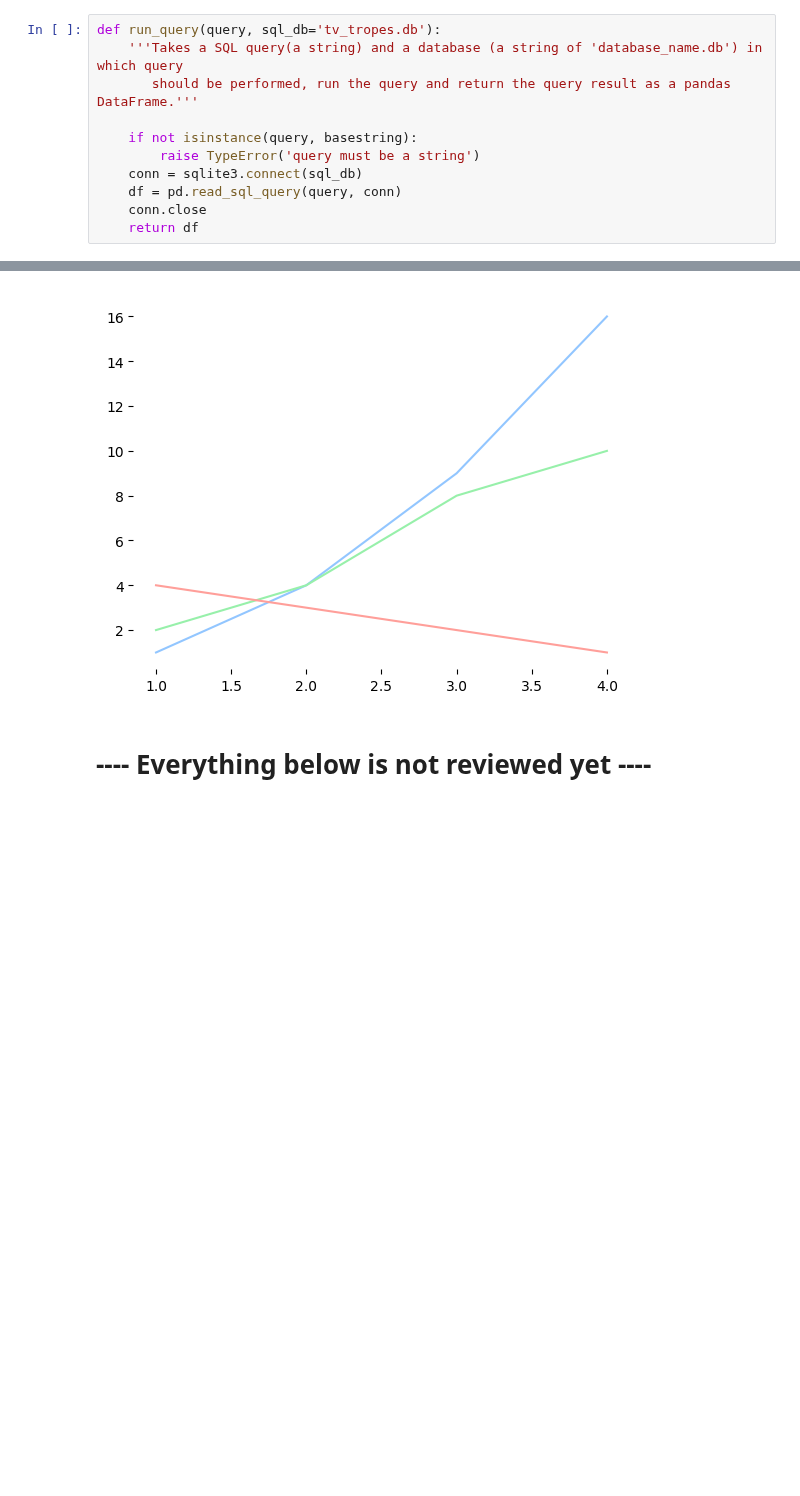
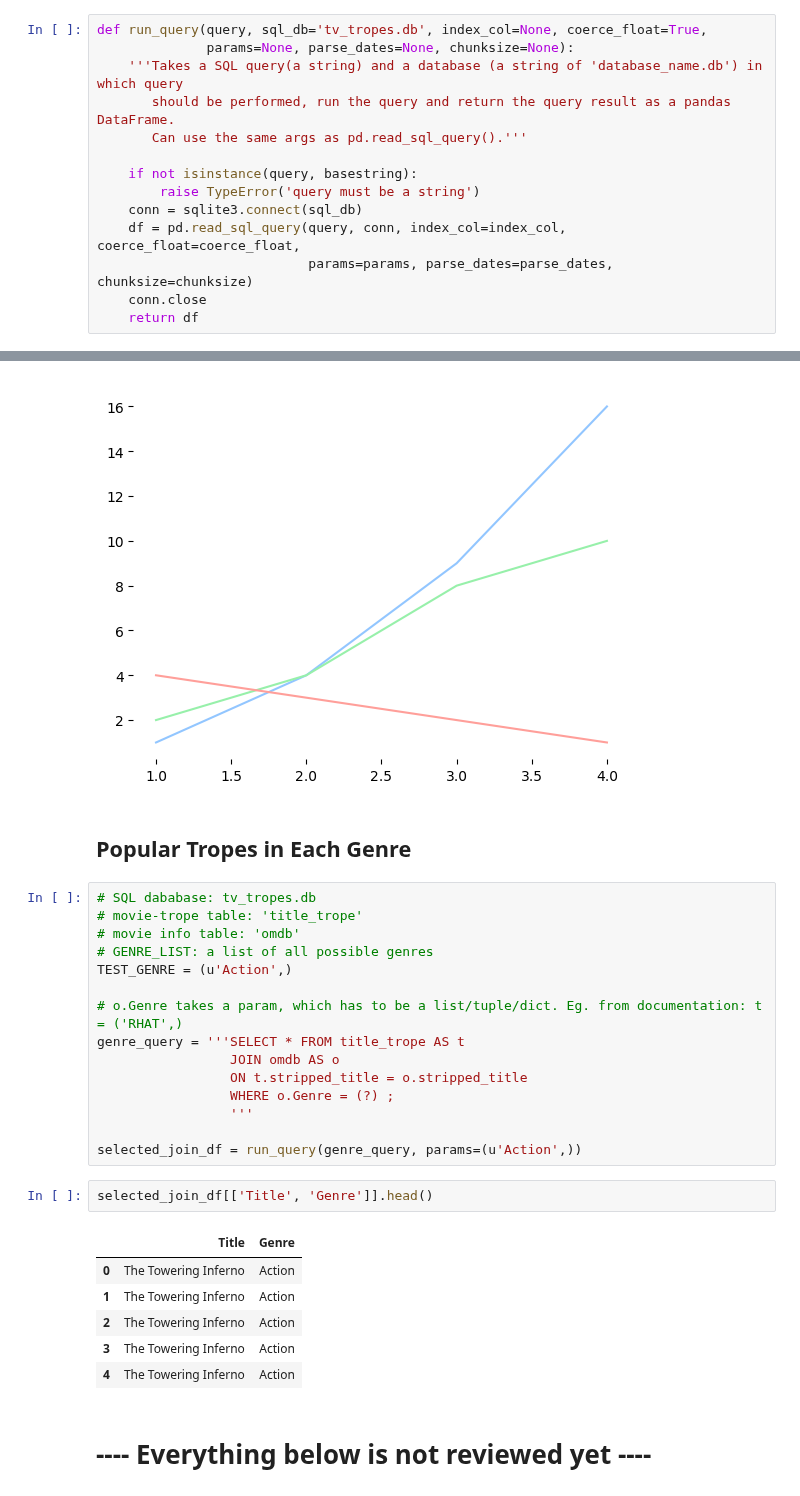
Before and after one commit to PeiZhangOSU/TV_Tropes_Exploratory, a Jupyter notebook: TVtropes.ipynb, the cells around one changed output, grey strips where cells are left out. Saved outputs shown, nothing was run; the diff lists cells and outputs as text; blank space fills up the shorter version.

Commit message:
Fix run_query() so it takes all args of pd.read_sql_query()

```diff
--- a/TVtropes.ipynb
+++ b/TVtropes.ipynb
@@ -176,14 +176,17 @@ toy_df
 # %% [markdown]
 # Movie Info Database
 # %%
-def run_query(query, sql_db='tv_tropes.db'):
+def run_query(query, sql_db='tv_tropes.db', index_col=None, coerce_float=True,
+              params=None, parse_dates=None, chunksize=None):
     '''Takes a SQL query(a string) and a database (a string of 'database_name.db') in which query
-       should be performed, run the query and return the query result as a pandas DataFrame.'''
+       should be performed, run the query and return the query result as a pandas DataFrame.
+       Can use the same args as pd.read_sql_query().'''
 
     if not isinstance(query, basestring):
         raise TypeError('query must be a string')
     conn = sqlite3.connect(sql_db)
-    df = pd.read_sql_query(query, conn)
+    df = pd.read_sql_query(query, conn, index_col=index_col, coerce_float=coerce_float,
+                           params=params, parse_dates=parse_dates, chunksize=chunksize)
     conn.close
     return df
 # %%
@@ -349,6 +353,32 @@ plt.plot([1,2,3,4], [4,3,2,1])
 # %% [output]
 [<matplotlib.lines.Line2D at 0x...>]
 [figure]
+# %% [markdown]
+## Popular Tropes in Each Genre
+# %%
+# SQL dababase: tv_tropes.db
+# movie-trope table: 'title_trope'
+# movie info table: 'omdb'
+# GENRE_LIST: a list of all possible genres
+TEST_GENRE = (u'Action',)
+
+# o.Genre takes a param, which has to be a list/tuple/dict. Eg. from documentation: t = ('RHAT',)
+genre_query = '''SELECT * FROM title_trope AS t
+                 JOIN omdb AS o
+                 ON t.stripped_title = o.stripped_title
+                 WHERE o.Genre = (?) ;
+                 '''
+
+selected_join_df = run_query(genre_query, params=(u'Action',))
+# %%
+selected_join_df[['Title', 'Genre']].head()
+# %% [output]
+|  | Title | Genre |
+| 0 | The Towering Inferno | Action |
+| 1 | The Towering Inferno | Action |
+| 2 | The Towering Inferno | Action |
+| 3 | The Towering Inferno | Action |
+| 4 | The Towering Inferno | Action |
 # %% [markdown]
 # ---- Everything below is not reviewed yet ----
 # %%
```
Also changed, not shown: parts of 1 cell of this notebook.
